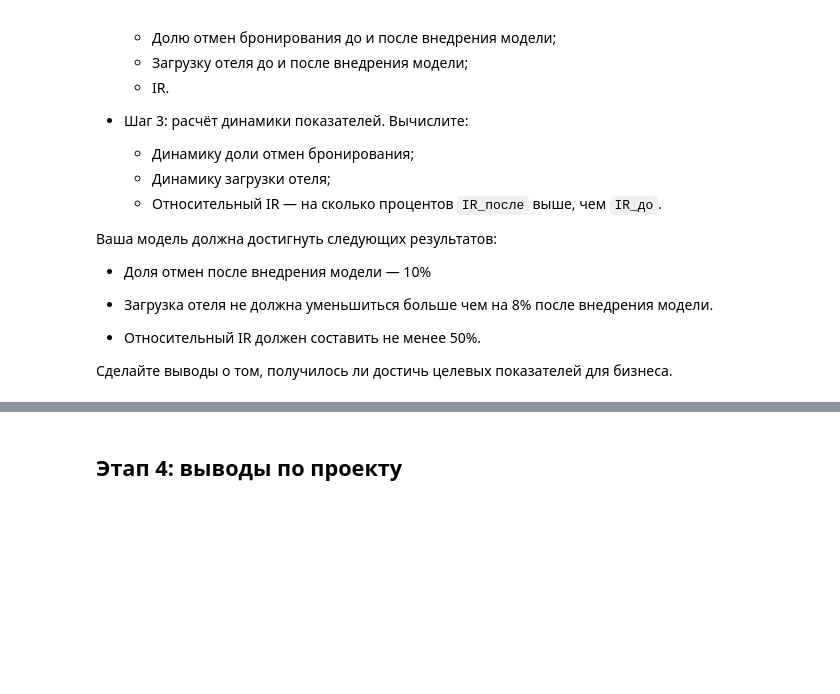
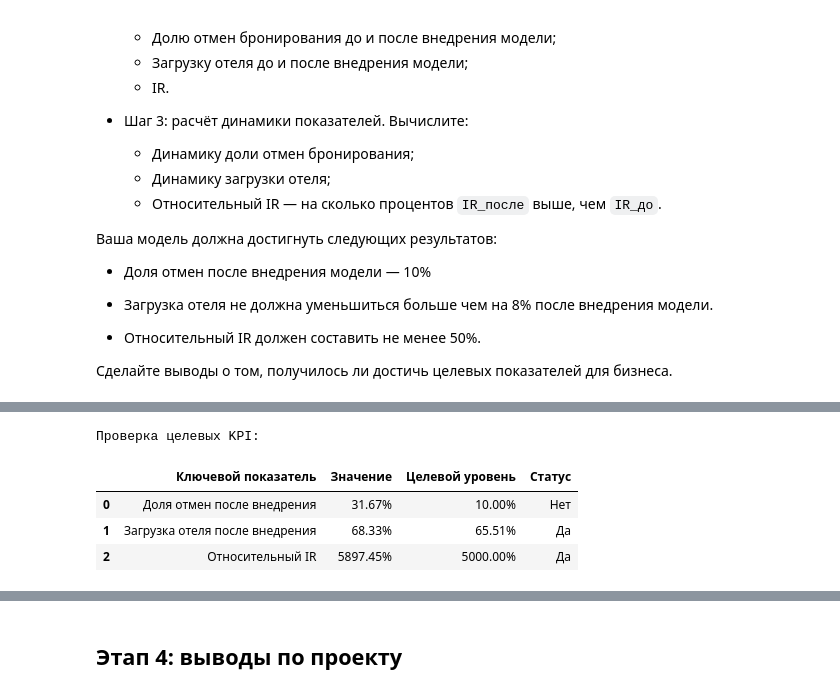
Before and after one commit to MEYakunin/Sprint17_Booking_Cancellation_Predict, a Jupyter notebook: Sprint17_Booking_Cancellation_Predict.ipynb, the cells around one changed output, grey strips where cells are left out. Drawn from its saved outputs; the diff is of its cells as text; code cells hidden in the pictures; blank space fills up the shorter version.

```diff
--- a/Sprint17_Booking_Cancellation_Predict.ipynb
+++ b/Sprint17_Booking_Cancellation_Predict.ipynb
@@ -1403,0 +1759,62 @@ display(metrics_result_df)
+# %%
+# Этап 3.3: Сравнение с целевыми KPI
+
+# Целевые показатели по условию проекта
+TARGET_CANCEL_SHARE = 0.10
+MAX_OCCUPANCY_DROP = 0.08
+MIN_RELATIVE_IR = 50
+
+# Относительный IR на основе корректно сохранённых значений
+relative_ir_pct = ((stage3_after['ir'] - stage3_before['ir']) / stage3_before['ir']) * 100
+
+# Проверяем достижение целевых метрик
+cancel_share_target_met = stage3_after['predicted_cancel_share'] <= TARGET_CANCEL_SHARE
+occupancy_drop_allowed = stage3_after['occupancy'] >= (stage3_before['occupancy'] * (1 - MAX_OCCUPANCY_DROP))
+relative_ir_target_met = relative_ir_pct >= MIN_RELATIVE_IR
+
+# Подготавливаем итоговую табличку
+kpi_check_df = pd.DataFrame(
+    [
+        {
+            'Ключевой показатель': 'Доля отмен после внедрения',
+            'Значение': stage3_after['predicted_cancel_share'],
+            'Целевой уровень': TARGET_CANCEL_SHARE,
+            'Статус': 'Да' if cancel_share_target_met else 'Нет',
+        },
+        {
+            'Ключевой показатель': 'Загрузка отеля после внедрения',
+            'Значение': stage3_after['occupancy'],
+            'Целевой уровень': stage3_before['occupancy'] * (1 - MAX_OCCUPANCY_DROP),
+            'Статус': 'Да' if occupancy_drop_allowed else 'Нет',
+        },
+        {
+            'Ключевой показатель': 'Относительный IR',
+            'Значение': relative_ir_pct,
+            'Целевой уровень': MIN_RELATIVE_IR,
+            'Статус': 'Да' if relative_ir_target_met else 'Нет',
+        },
+    ]
+)
+
+# Приводим значения к процентам, где нужно
+kpi_check_df['Значение'] = kpi_check_df['Значение'].apply(lambda x: f'{x:.2%}' if pd.notna(x) else x)
+kpi_check_df['Целевой уровень'] = kpi_check_df['Целевой уровень'].apply(
+    lambda x: f'{x:.2%}' if isinstance(x, (int, float)) else x
+)
+
+print('Проверка целевых KPI:')
+display(kpi_check_df)
+
+# Дополнительно сохраняем для дальнейшего анализа
+stage3_kpi = {
+    'cancel_share_target_met': cancel_share_target_met,
+    'occupancy_drop_allowed': occupancy_drop_allowed,
+    'relative_ir_target_met': relative_ir_target_met,
+    'kpi_check_df': kpi_check_df,
+}
+# %% [output]
+Проверка целевых KPI:
+|  | Ключевой показатель | Значение | Целевой уровень | Статус |
+| 0 | Доля отмен после внедрения | 31.67% | 10.00% | Нет |
+| 1 | Загрузка отеля после внедрения | 68.33% | 65.51% | Да |
+| 2 | Относительный IR | 5897.45% | 5000.00% | Да |
```
Also changed, not shown: parts of 8 cells of this notebook.
